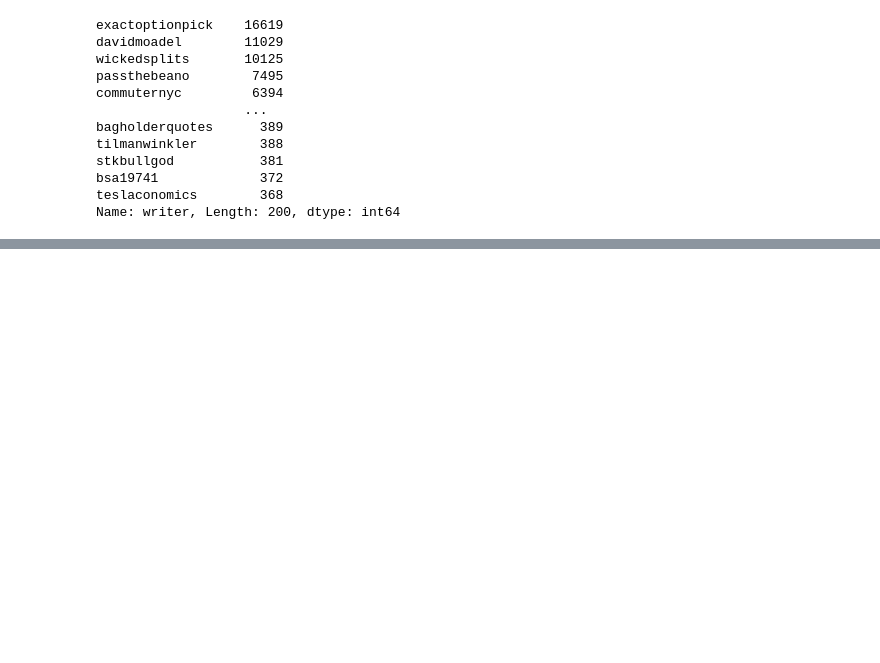
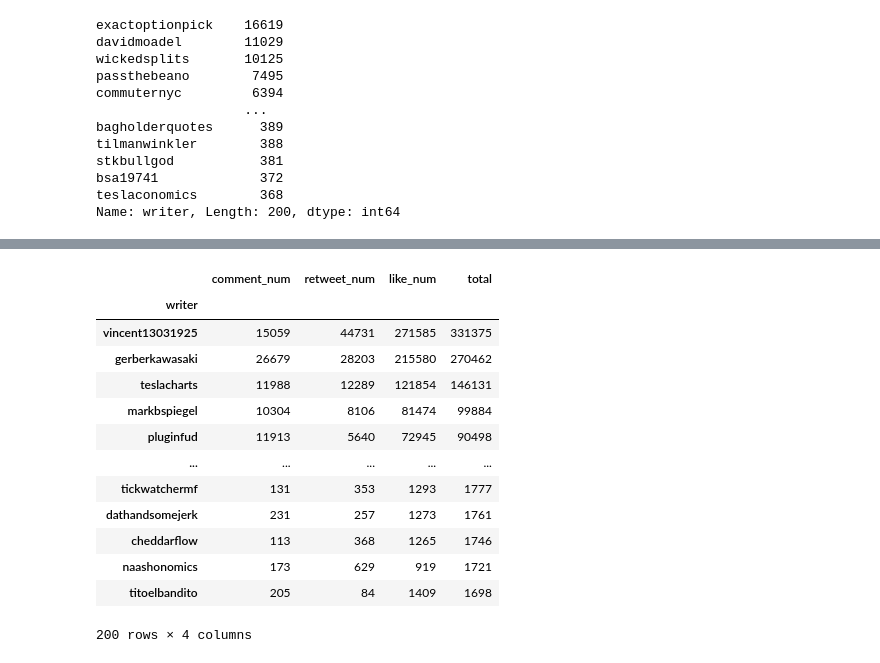
Before and after one commit to jMacProd/Project2, a Jupyter notebook: Data/DataCollation.ipynb, the cells around one changed output, grey strips where cells are left out. Cells and saved outputs as stored; diff of their text form; code cells hidden in the pictures; blank space fills up the shorter version.

```diff
--- a/Data/DataCollation.ipynb
+++ b/Data/DataCollation.ipynb
@@ -746 +803,21 @@ Name: writer, Length: 200, dtype: int64
+# %%
+top200writerstotal['retweet_num'] = top200writerstotal['retweet_num'].astype(int)
+top200writerstotal['like_num'] = top200writerstotal['like_num'].astype(int)
+top200writerstotal['total'] = top200writerstotal['total'].astype(int)
+top200writerstotal
+# %% [output]
+|  | comment_num | retweet_num | like_num | total |
+| writer |  |  |  |  |
+| vincent13031925 | 15059 | 44731 | 271585 | 331375 |
+| gerberkawasaki | 26679 | 28203 | 215580 | 270462 |
+| teslacharts | 11988 | 12289 | 121854 | 146131 |
+| markbspiegel | 10304 | 8106 | 81474 | 99884 |
+| pluginfud | 11913 | 5640 | 72945 | 90498 |
+| ... | ... | ... | ... | ... |
+| tickwatchermf | 131 | 353 | 1293 | 1777 |
+| dathandsomejerk | 231 | 257 | 1273 | 1761 |
+| cheddarflow | 113 | 368 | 1265 | 1746 |
+| naashonomics | 173 | 629 | 919 | 1721 |
+| titoelbandito | 205 | 84 | 1409 | 1698 |
+200 rows × 4 columns
 # %%
```
Also changed, not shown: parts of 5 cells of this notebook, 1 other file.
